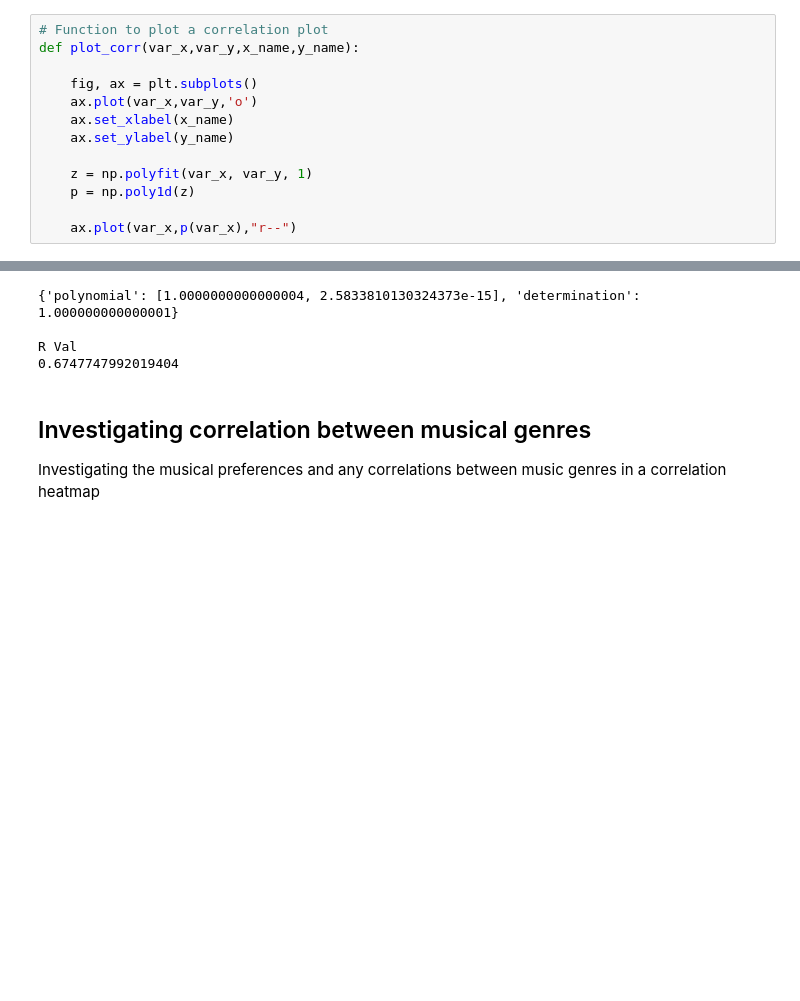
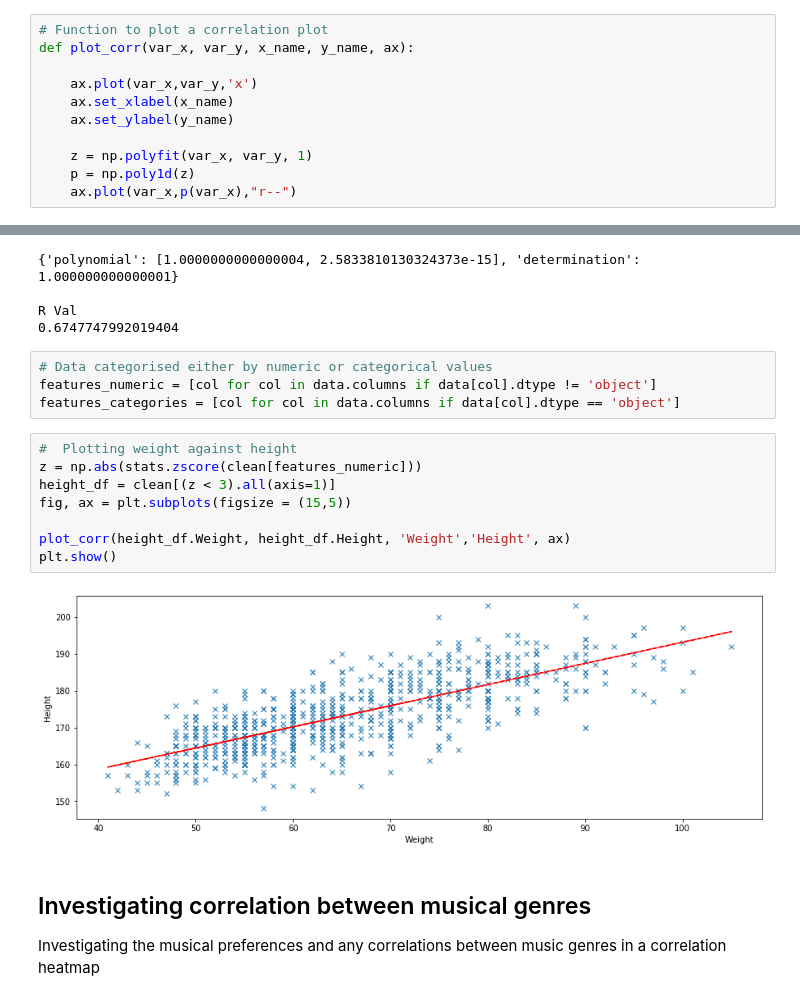
Before and after one commit to jaimindp/Kaggle, a Jupyter notebook: young-people-survey/Kaggle young people survey analysis.ipynb, the cells around one changed output, grey strips where cells are left out. Saved outputs shown, nothing was run; the diff lists cells and outputs as text; blank space fills up the shorter version.

```diff
--- a/young-people-survey/Kaggle young people survey analysis.ipynb
+++ b/young-people-survey/Kaggle young people survey analysis.ipynb
@@ -106,16 +106,14 @@ def polyfit(x, y, degree):
     return results
 # %%
 # Function to plot a correlation plot
-def plot_corr(var_x,var_y,x_name,y_name):
+def plot_corr(var_x, var_y, x_name, y_name, ax):
 
-    fig, ax = plt.subplots()
-    ax.plot(var_x,var_y,'o')
+    ax.plot(var_x,var_y,'x')
     ax.set_xlabel(x_name)
     ax.set_ylabel(y_name)
 
     z = np.polyfit(var_x, var_y, 1)
     p = np.poly1d(z)
-
     ax.plot(var_x,p(var_x),"r--")
 # %%
 # Function to plot a correlation plot average
@@ -230,6 +225,20 @@ print(r_value)
 
 R Val
 0.6747747992019404
+# %%
+# Data categorised either by numeric or categorical values
+features_numeric = [col for col in data.columns if data[col].dtype != 'object']
+features_categories = [col for col in data.columns if data[col].dtype == 'object']
+# %%
+#  Plotting weight against height
+z = np.abs(stats.zscore(clean[features_numeric]))
+height_df = clean[(z < 3).all(axis=1)]
+fig, ax = plt.subplots(figsize = (15,5))
+
+plot_corr(height_df.Weight, height_df.Height, 'Weight','Height', ax)
+plt.show()
+# %% [output]
+[figure, added]
 # %% [markdown]
 ## Investigating correlation between musical genres
 Investigating the musical preferences and any correlations between music genres in a correlation heatmap
```
Also changed, not shown: parts of 26 cells of this notebook, 2 other files.
